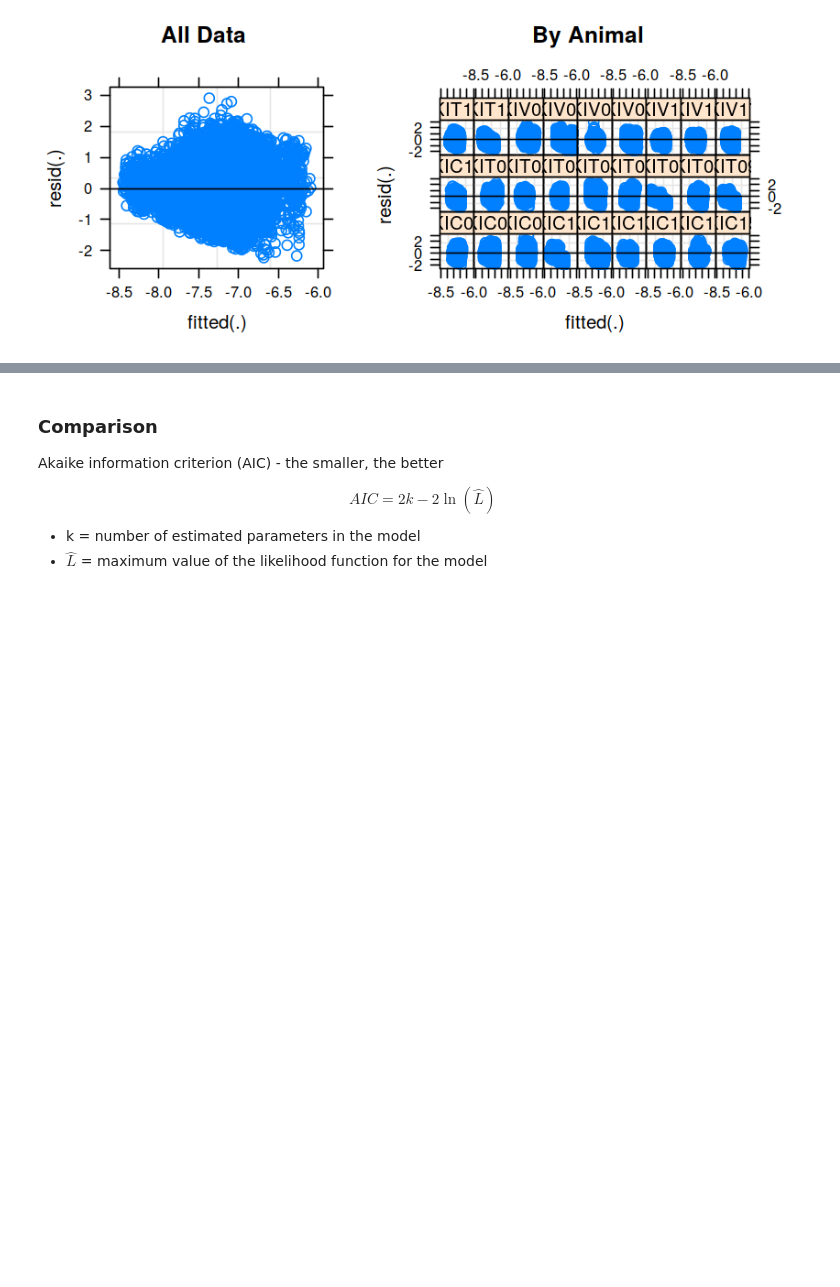
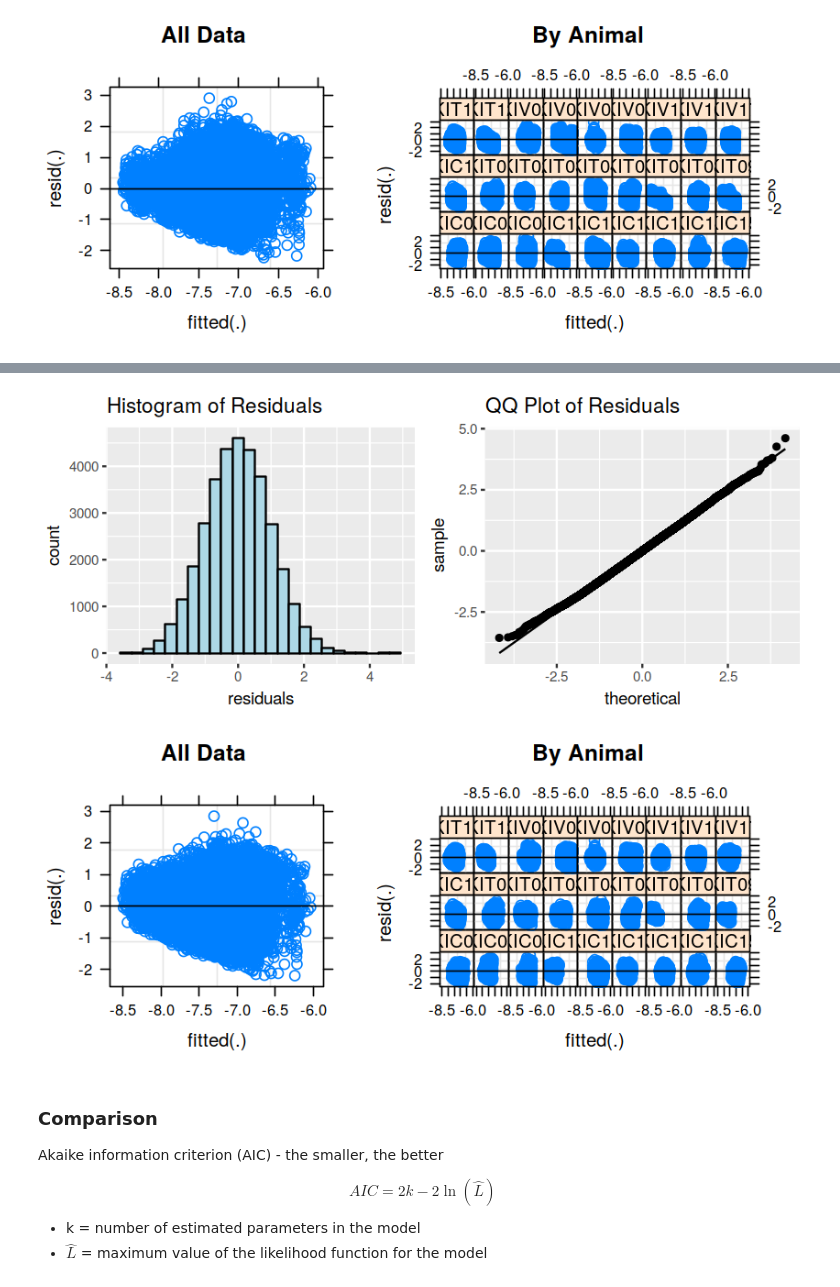
Before and after one commit to CortXplorer/DynamicCSDjl, a Jupyter notebook: analysis/LMM_allFreqs.ipynb, the cells around one changed output, grey strips where cells are left out. Cells and saved outputs as stored; diff of their text form; code cells hidden in the pictures; blank space fills up the shorter version.

```diff
--- a/analysis/LMM_allFreqs.ipynb
+++ b/analysis/LMM_allFreqs.ipynb
@@ -392,3 +458,9 @@ residuals_plots(model = model2)
+# %%
+options(repr.plot.width=7, repr.plot.height=3)
+residuals_plots(model = model3)
+# %% [output]
+[figure, added]
+[figure, added]
 # %% [markdown]
 ### Comparison
 
```
Also changed, not shown: parts of 9 cells of this notebook.
